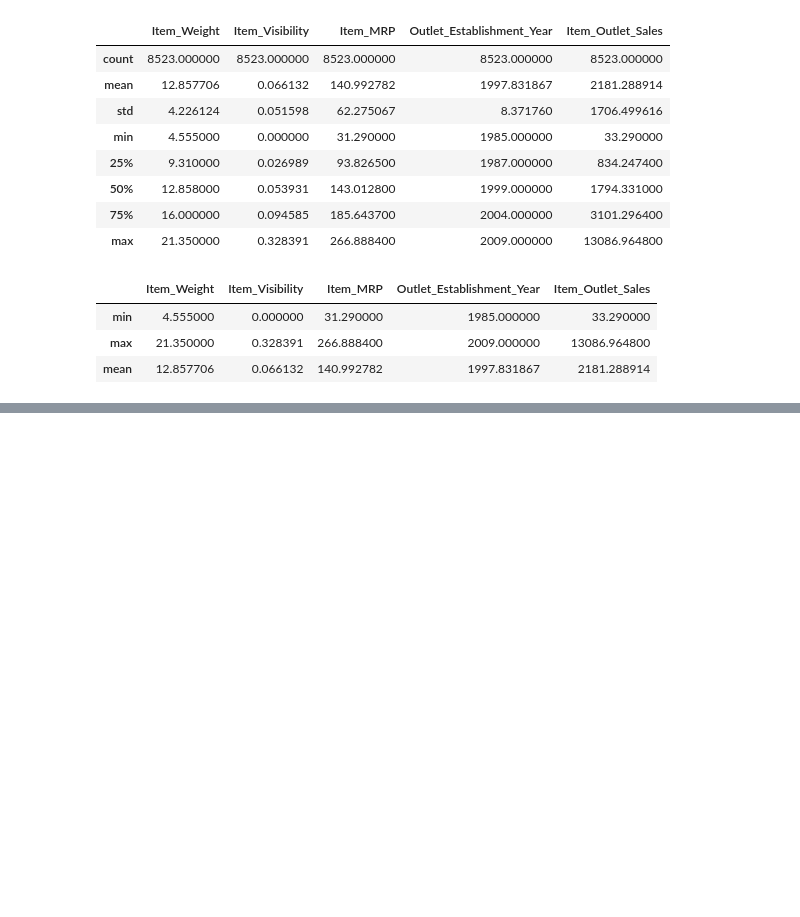
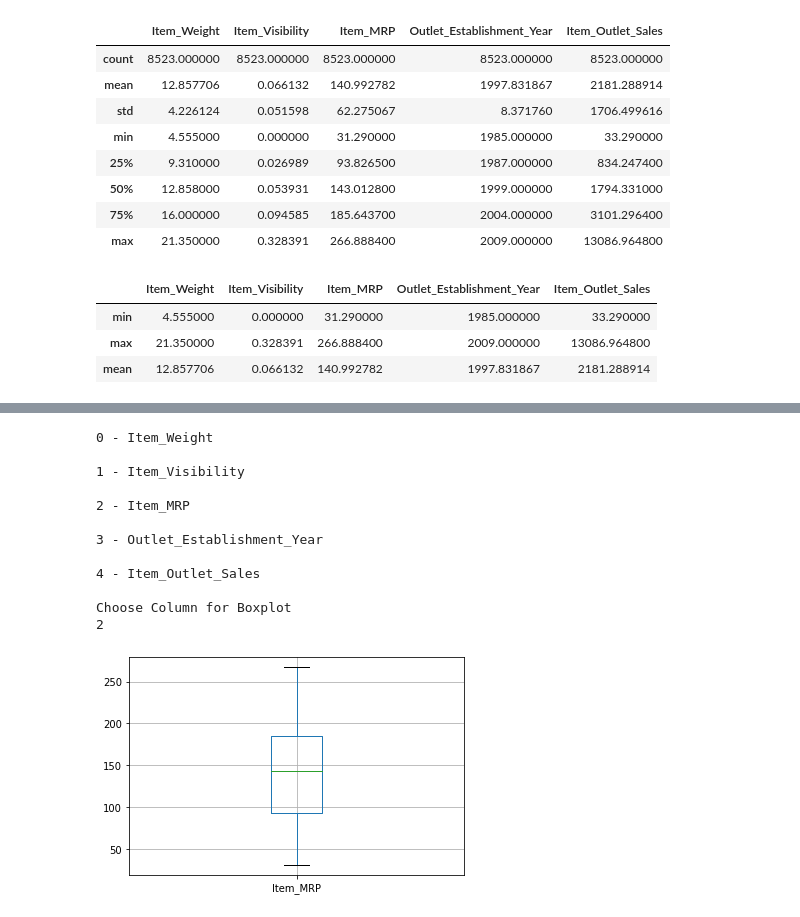
Before and after one commit to mikemenj/sales-predictions, a Jupyter notebook: Sales_Predicitons.ipynb, the cells around one changed output, grey strips where cells are left out. Cells and saved outputs as stored; diff of their text form; code cells hidden in the pictures; blank space fills up the shorter version.

```diff
--- a/Sales_Predicitons.ipynb
+++ b/Sales_Predicitons.ipynb
@@ -195,0 +237,21 @@ df.describe().loc[['min','max','mean']]
+# %%
+#Boxplot
+for x in range(len(num_cols)):
+  print(f'{x} - {num_cols[x]}\n')
+columnNum = int(input('Choose Column for Boxplot\n'))
+columnChoice = num_cols[columnNum]
+df.boxplot(column = columnChoice);
+# %% [output]
+0 - Item_Weight
+
+1 - Item_Visibility
+
+2 - Item_MRP
+
+3 - Outlet_Establishment_Year
+
+4 - Item_Outlet_Sales
+
+Choose Column for Boxplot
+2
+[figure, added]
```
Also changed, not shown: parts of 6 cells of this notebook.
